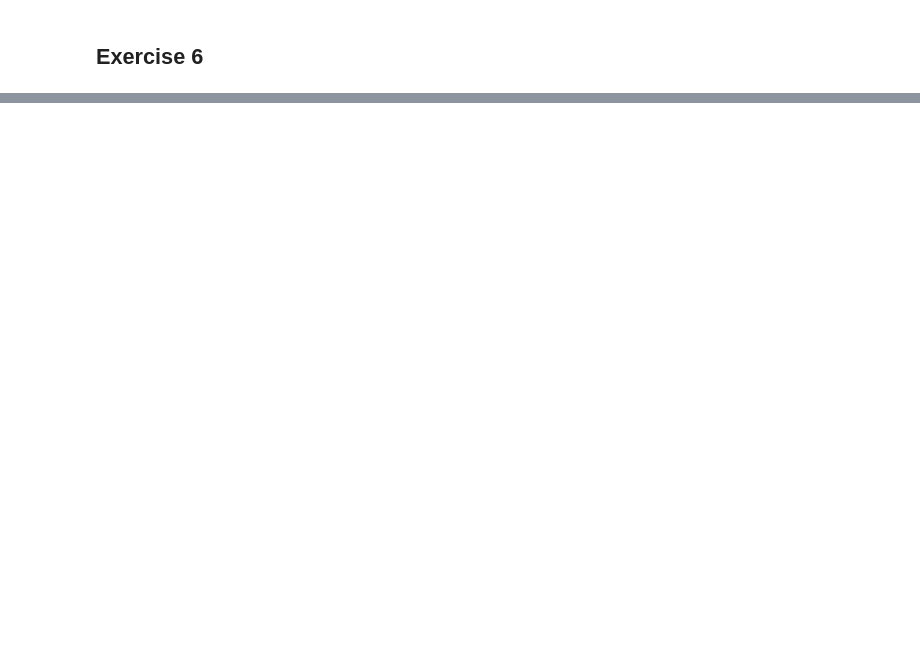
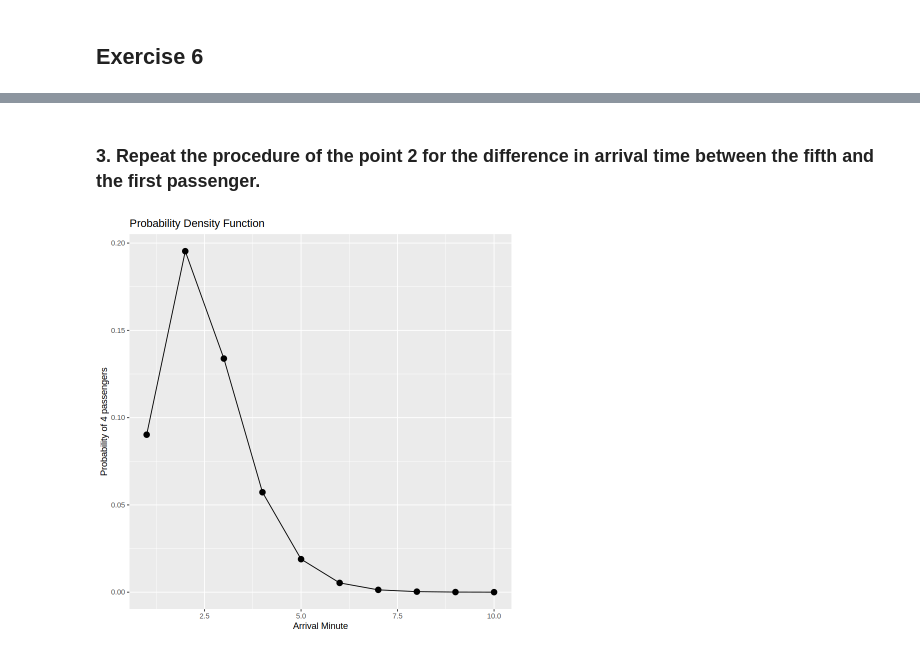
Before and after one commit to sdracia/Advances-Statistics-For-Physics-Analysis, a Jupyter notebook: hw2.ipynb, the cells around one changed output, grey strips where cells are left out. Drawn from its saved outputs; the diff is of its cells as text; code cells hidden in the pictures; blank space fills up the shorter version.

```diff
--- a/hw2.ipynb
+++ b/hw2.ipynb
@@ -160,0 +251,15 @@ It is a better boundary in this situation
+# %% [markdown]
+### 3\. Repeat the procedure of the point 2 for the difference in arrival time between the fifth and the first passenger.
+# %%
+# It's equivalent to say: what is the probability of exaclty 4 passengers arrive in the bus
+
+min = seq(1,10)
+p = dpois(4, min*2)
+ggplot(data.frame(x = min, y = p)) +
+    geom_point(aes(x = x, y = y), size = 3) +
+    geom_line(aes(x = x, y = y)) +
+    labs(title = "Probability Density Function",
+         x = "Arrival Minute",
+         y = "Probability of 4 passengers")
+# %% [output]
+[figure, added]
```
Also changed, not shown: parts of 31 cells of this notebook.
